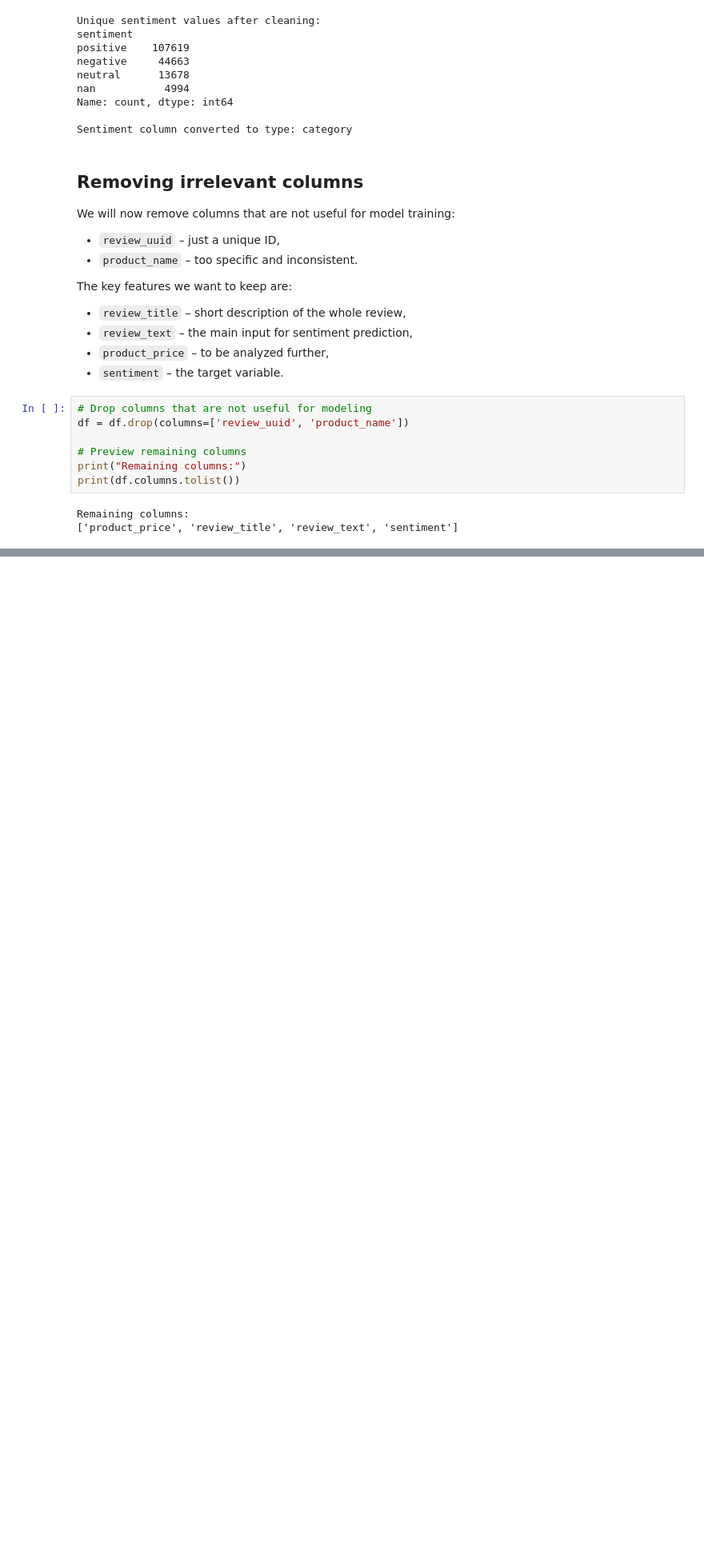
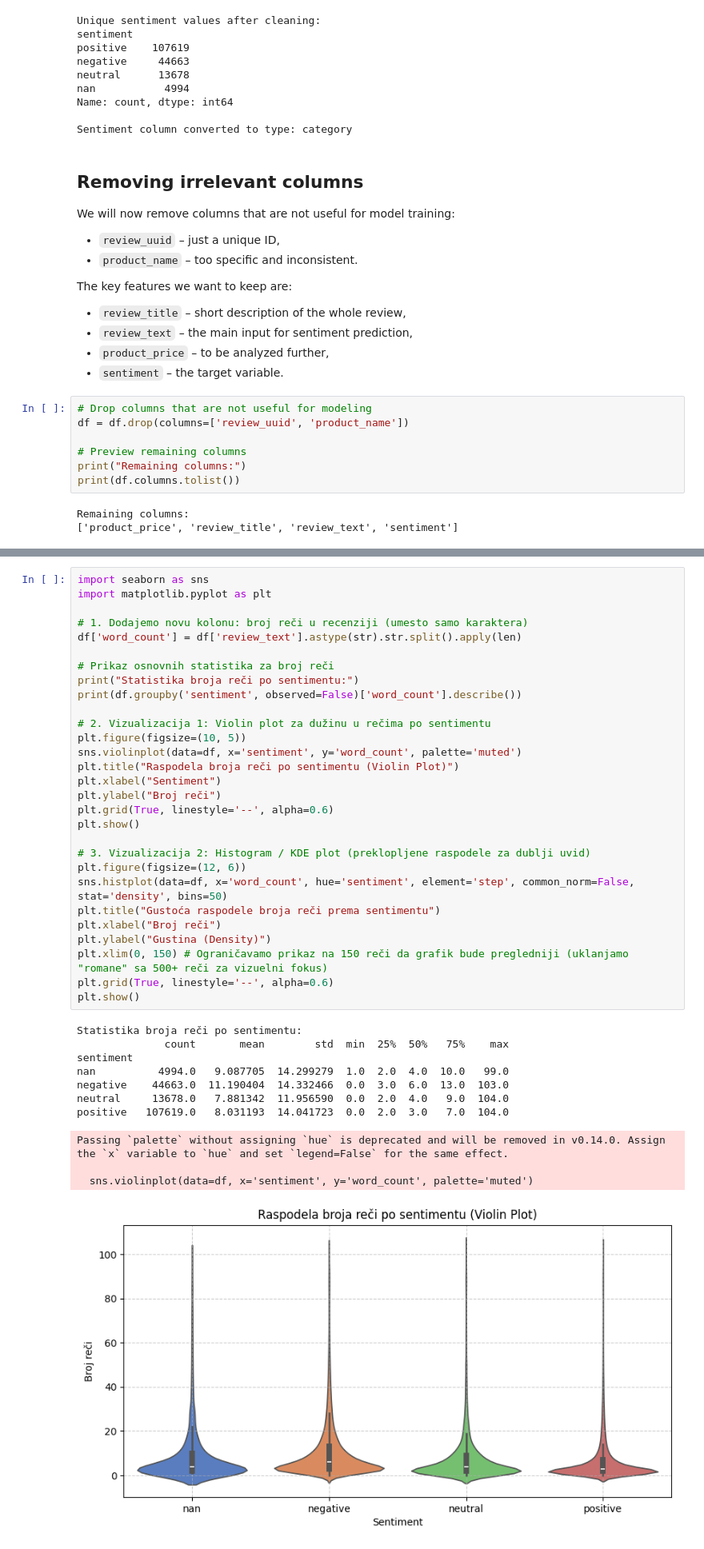
Before and after one commit to gligormilicevic/ml-sentiment-analysis-project, a Jupyter notebook: notebook/product_reviews_analysis.ipynb, the cells around one changed output, grey strips where cells are left out. Shown at 80% size. Cells and saved outputs as stored; diff of their text form; blank space fills up the shorter version.

```diff
--- a/notebook/product_reviews_analysis.ipynb
+++ b/notebook/product_reviews_analysis.ipynb
@@ -389,0 +437,41 @@ Remaining columns:
+# %%
+import seaborn as sns
+import matplotlib.pyplot as plt
+
+# 1. Dodajemo novu kolonu: broj reči u recenziji (umesto samo karaktera)
+df['word_count'] = df['review_text'].astype(str).str.split().apply(len)
+
+# Prikaz osnovnih statistika za broj reči
+print("Statistika broja reči po sentimentu:")
+print(df.groupby('sentiment', observed=False)['word_count'].describe())
+
+# 2. Vizualizacija 1: Violin plot za dužinu u rečima po sentimentu
+plt.figure(figsize=(10, 5))
+sns.violinplot(data=df, x='sentiment', y='word_count', palette='muted')
+plt.title("Raspodela broja reči po sentimentu (Violin Plot)")
+plt.xlabel("Sentiment")
+plt.ylabel("Broj reči")
+plt.grid(True, linestyle='--', alpha=0.6)
+plt.show()
+
+# 3. Vizualizacija 2: Histogram / KDE plot (preklopljene raspodele za dublji uvid)
+plt.figure(figsize=(12, 6))
+sns.histplot(data=df, x='word_count', hue='sentiment', element='step', common_norm=False, stat='density', bins=50)
+plt.title("Gustoća raspodele broja reči prema sentimentu")
+plt.xlabel("Broj reči")
+plt.ylabel("Gustina (Density)")
+plt.xlim(0, 150) # Ograničavamo prikaz na 150 reči da grafik bude pregledniji (uklanjamo "romane" sa 500+ reči za vizuelni fokus)
+plt.grid(True, linestyle='--', alpha=0.6)
+plt.show()
+# %% [output]
+Statistika broja reči po sentimentu:
+              count       mean        std  min  25%  50%   75%    max
+sentiment
+nan          4994.0   9.087705  14.299279  1.0  2.0  4.0  10.0   99.0
+negative    44663.0  11.190404  14.332466  0.0  3.0  6.0  13.0  103.0
+neutral     13678.0   7.881342  11.956590  0.0  2.0  4.0   9.0  104.0
+positive   107619.0   8.031193  14.041723  0.0  2.0  3.0   7.0  104.0
+Passing `palette` without assigning `hue` is deprecated and will be removed in v0.14.0. Assign the `x` variable to `hue` and set `legend=False` for the same effect.
+
+  sns.violinplot(data=df, x='sentiment', y='word_count', palette='muted')
+[figure, added]
```
Also changed, not shown: parts of 6 cells of this notebook.
